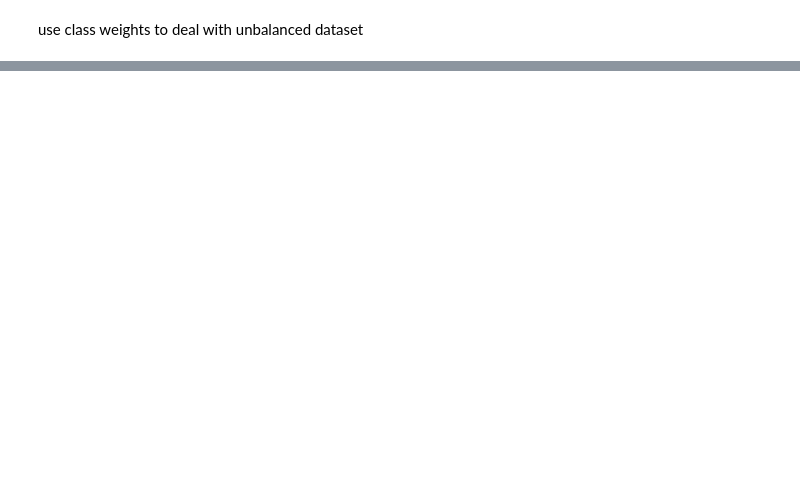
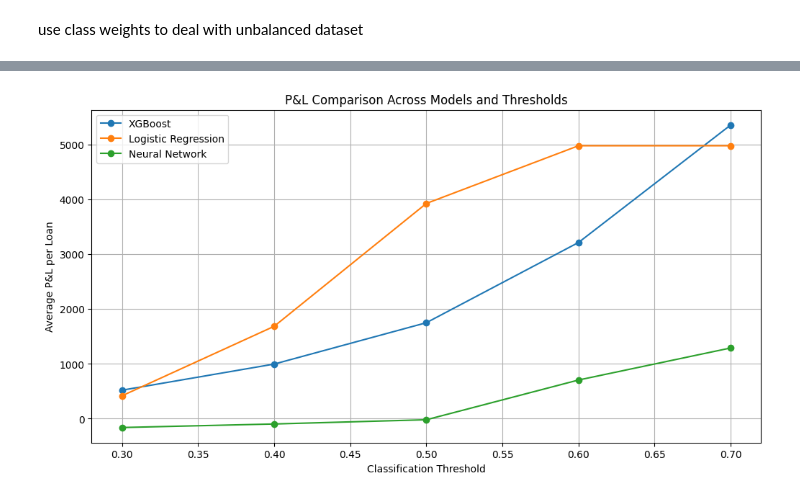
Before and after one commit to Gaspard0302/Lending_game, a Jupyter notebook: model_part_2.ipynb, the cells around one changed output, grey strips where cells are left out. Drawn from its saved outputs; the diff is of its cells as text; code cells hidden in the pictures; blank space fills up the shorter version.

```diff
--- a/model_part_2.ipynb
+++ b/model_part_2.ipynb
@@ -122,0 +219,62 @@ plt.show()
+# %%
+# Define loan parameters
+LOAN_AMOUNT = 10000  # Fixed loan amount for each customer
+COMMISSION_RATE = 0.02 # 2% commission on top of break even rate
+
+def calculate_break_even_rate(prob_of_default):
+    return prob_of_default / (1 - prob_of_default)
+
+# Function to calculate P&L
+def calculate_pnl(y_true, y_pred_proba, threshold):
+    y_pred = (y_pred_proba >= threshold).astype(int)
+
+    break_even_rate = calculate_break_even_rate(y_pred_proba)
+
+    profit_loss = 0
+    for actual, predicted, be_rate in zip(y_true, y_pred, break_even_rate):
+        if predicted == 0:  # If we decide to give the loan
+            interest_rate = be_rate + COMMISSION_RATE  # Total interest rate charged
+            if actual == 0:  # Non-default case: We earn full interest
+                profit_loss += LOAN_AMOUNT * interest_rate
+            else:  # Default case: We lose the loan amount
+                profit_loss -= LOAN_AMOUNT
+
+    return profit_loss
+
+# Calculate and compare P&L for different models and thresholds
+results = []
+thresholds = [0.3, 0.4, 0.5, 0.6, 0.7]
+
+for name, model in models.items():
+    if name == 'Neural Network':
+        y_pred_proba = model.predict(X_test_np)
+    else:
+        y_pred_proba = model.predict_proba(X_test)[:, 1]
+
+    for threshold in thresholds:
+        pnl = calculate_pnl(y_test, y_pred_proba, threshold)
+        results.append({
+            'Model': name,
+            'Threshold': threshold,
+            'Total P&L': pnl,
+            'Average P&L per loan': pnl / len(y_test)
+        })
+
+# Create DataFrame and display results
+results_df = pd.DataFrame(results)
+print("\nProfit & Loss Analysis:")
+print(results_df)
+
+# Plot results
+plt.figure(figsize=(12, 6))
+for name in models.keys():
+    model_results = results_df[results_df['Model'] == name]
+    plt.plot(model_results['Threshold'], model_results['Average P&L per loan'], marker='o', label=name)
+
+plt.xlabel('Classification Threshold')
+plt.ylabel('Average P&L per Loan')
+plt.title('P&L Comparison Across Models and Thresholds')
+plt.legend()
+plt.grid(True)
+plt.show()
+# %% [output]
@@ -122,0 +300 @@ plt.show()
+[figure, added]
```
Also changed, not shown: parts of 21 cells of this notebook.
